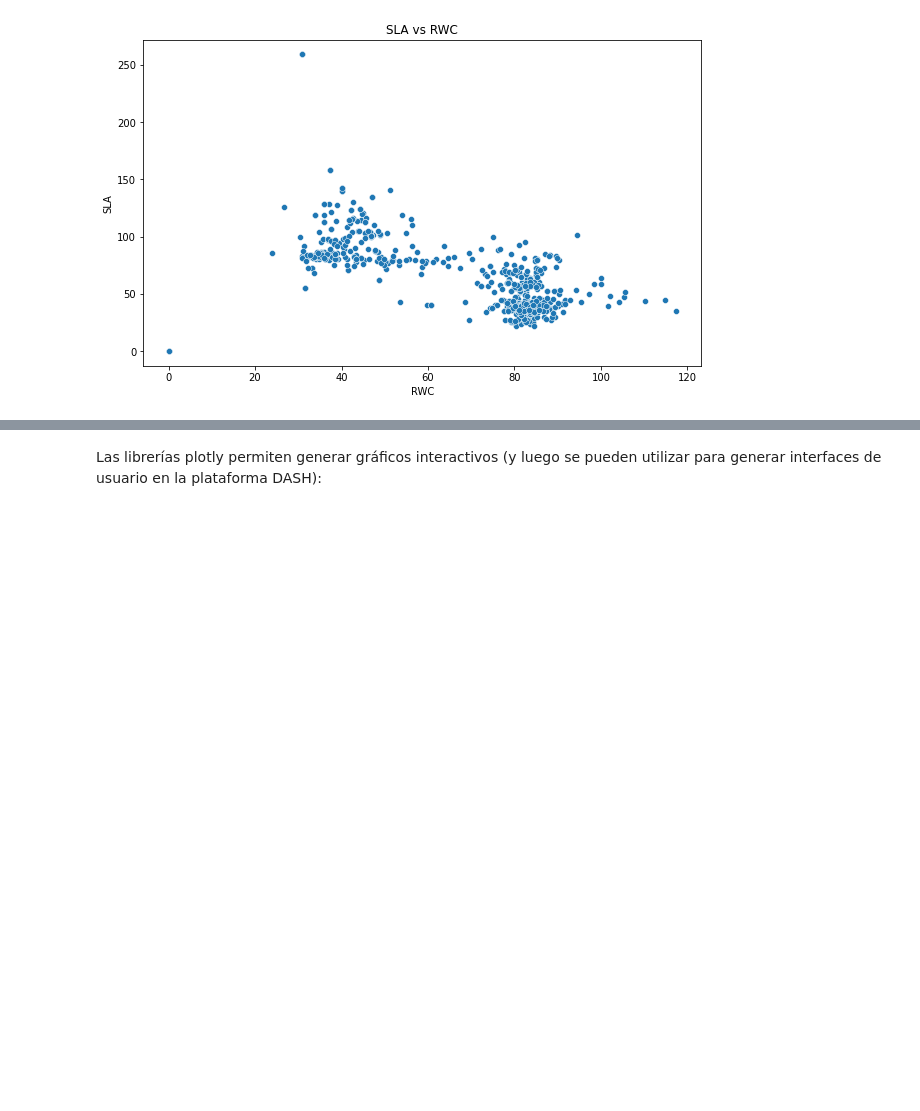
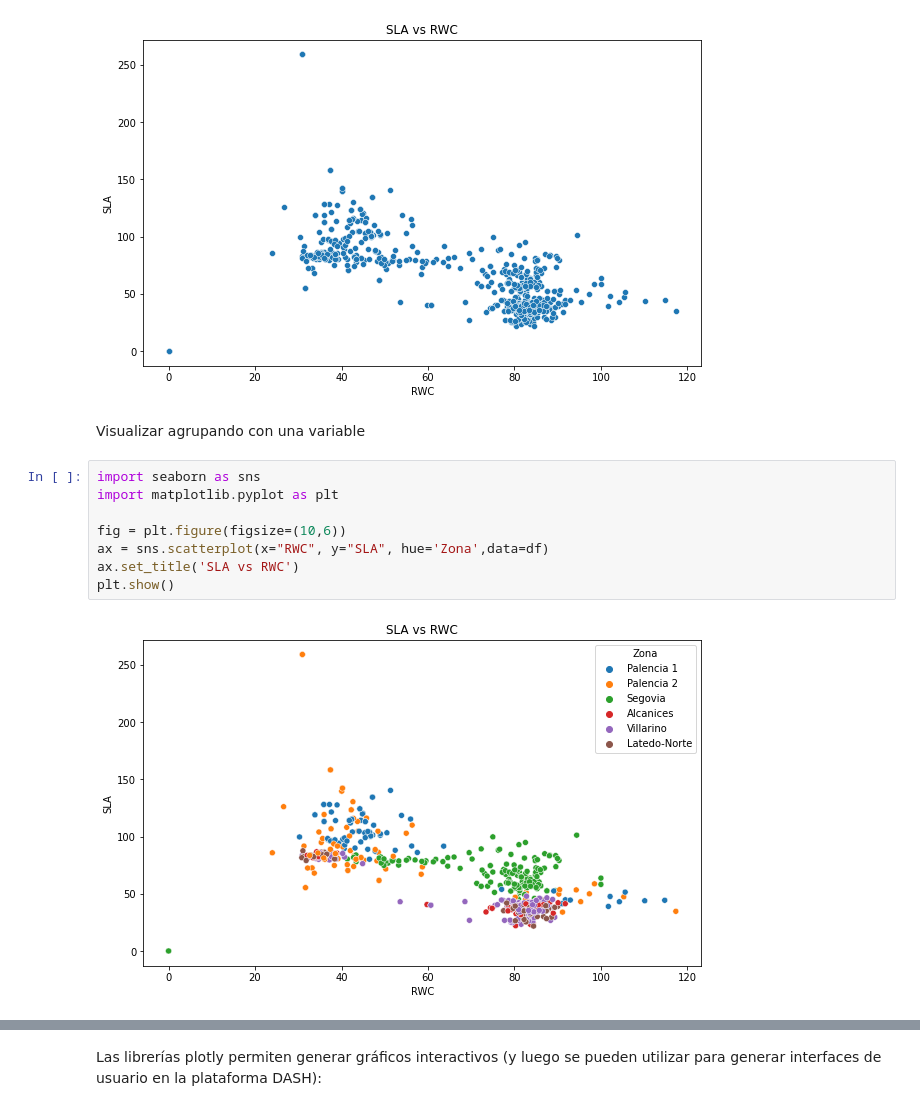
Before and after one commit to raulbenitez/ZUMAIN_course, a Jupyter notebook: analisis_datos_multivariados.ipynb, the cells around one changed output, grey strips where cells are left out. Saved outputs shown, nothing was run; the diff lists cells and outputs as text; blank space fills up the shorter version.

```diff
--- a/analisis_datos_multivariados.ipynb
+++ b/analisis_datos_multivariados.ipynb
@@ -110,3 +168,15 @@ ax.set_title('SLA vs RWC')
 plt.show()
 # %% [output]
 [figure]
+# %% [markdown]
+Visualizar agrupando con una variable
+# %%
+import seaborn as sns
+import matplotlib.pyplot as plt
+
+fig = plt.figure(figsize=(10,6))
+ax = sns.scatterplot(x="RWC", y="SLA", hue='Zona',data=df)
+ax.set_title('SLA vs RWC')
+plt.show()
+# %% [output]
+[figure, added]
```
Also changed, not shown: parts of 18 cells of this notebook.
